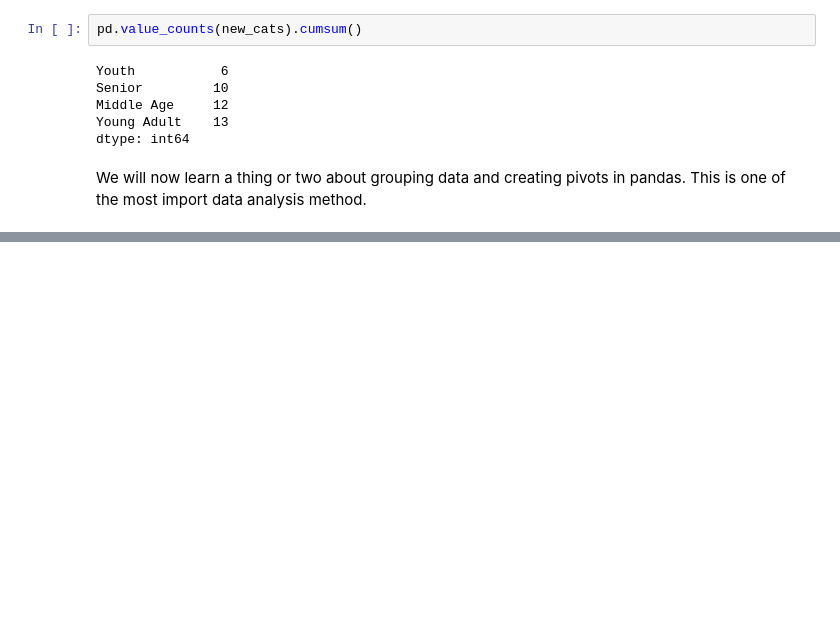
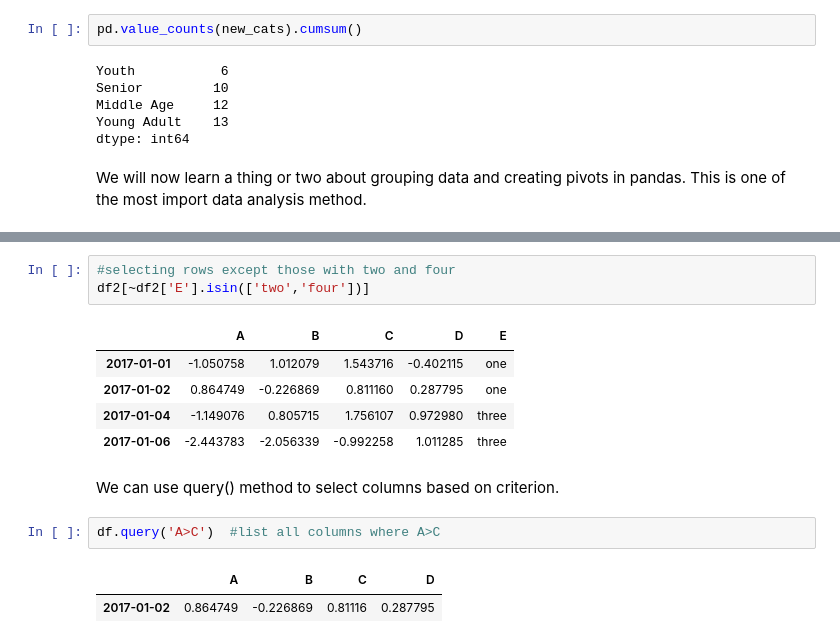
Before and after one commit to debuggermalhotra/Artificial-Intelligence-Recipes, a Jupyter notebook: Python for scientific development/DataManipulation_with_Numpy_and_Pandas.ipynb, the cells around one changed output, grey strips where cells are left out. Cells and saved outputs as stored; diff of their text form; blank space fills up the shorter version.

```diff
--- a/Python for scientific development/DataManipulation_with_Numpy_and_Pandas.ipynb
+++ b/Python for scientific development/DataManipulation_with_Numpy_and_Pandas.ipynb
@@ -607,0 +723,16 @@ df=pd.DataFrame
+# %%
+#selecting rows except those with two and four
+df2[~df2['E'].isin(['two','four'])]
+# %% [output]
+|  | A | B | C | D | E |
+| 2017-01-01 | -1.050758 | 1.012079 | 1.543716 | -0.402115 | one |
+| 2017-01-02 | 0.864749 | -0.226869 | 0.811160 | 0.287795 | one |
+| 2017-01-04 | -1.149076 | 0.805715 | 1.756107 | 0.972980 | three |
+| 2017-01-06 | -2.443783 | -2.056339 | -0.992258 | 1.011285 | three |
+# %% [markdown]
+We can use query() method to select columns based on criterion.
+# %%
+df.query('A>C')  #list all columns where A>C
+# %% [output]
+|  | A | B | C | D |
+| 2017-01-02 | 0.864749 | -0.226869 | 0.81116 | 0.287795 |
```
Also changed, not shown: parts of 20 cells of this notebook.
